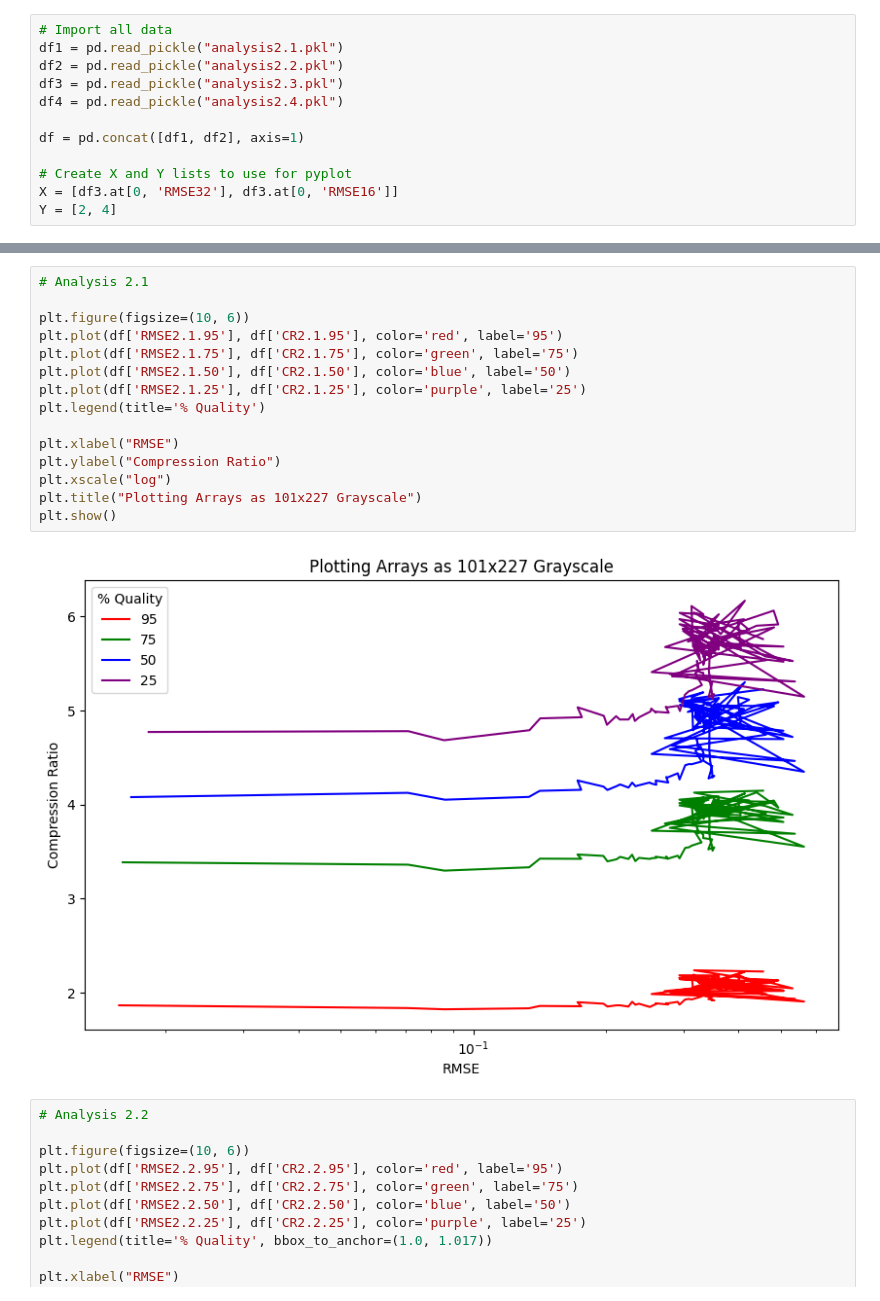
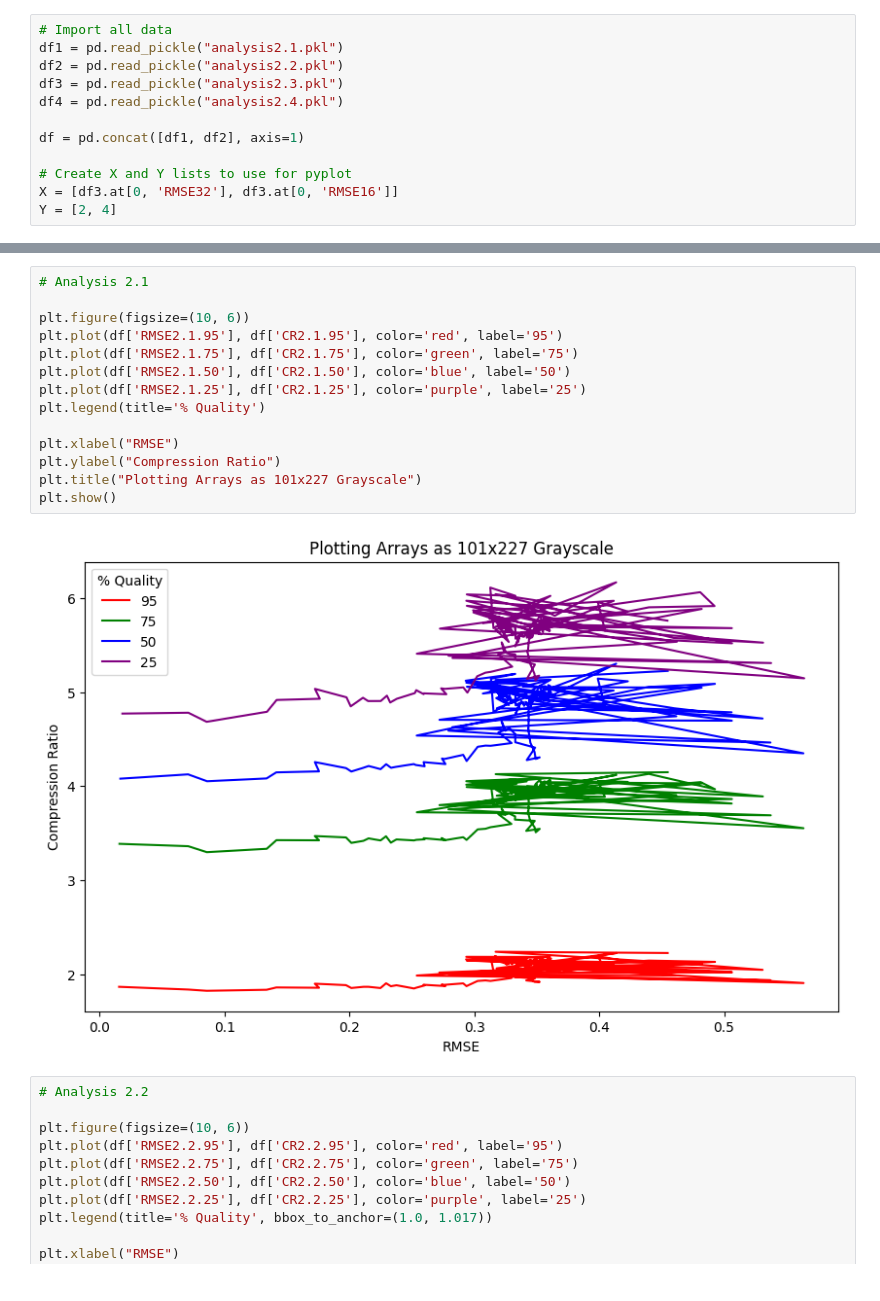
Before and after one commit to sarthaag/data-compression, a Jupyter notebook: analysis2_combined.ipynb, the cells around one changed output, grey strips where cells are left out. Drawn from its saved outputs; the diff is of its cells as text.

```diff
--- a/analysis2_combined.ipynb
+++ b/analysis2_combined.ipynb
@@ -29,20 +28,19 @@ plt.show()
 # %%
 # Analysis 2.1
 
 plt.figure(figsize=(10, 6))
 plt.plot(df['RMSE2.1.95'], df['CR2.1.95'], color='red', label='95')
 plt.plot(df['RMSE2.1.75'], df['CR2.1.75'], color='green', label='75')
 plt.plot(df['RMSE2.1.50'], df['CR2.1.50'], color='blue', label='50')
 plt.plot(df['RMSE2.1.25'], df['CR2.1.25'], color='purple', label='25')
 plt.legend(title='% Quality')
 
 plt.xlabel("RMSE")
 plt.ylabel("Compression Ratio")
-plt.xscale("log")
 plt.title("Plotting Arrays as 101x227 Grayscale")
 plt.show()
 # %% [output]
-[figure, old version]
+[figure, new version]
 # %%
 # Analysis 2.2
 
```
Also changed, not shown: parts of 3 cells of this notebook, 3 other files.
